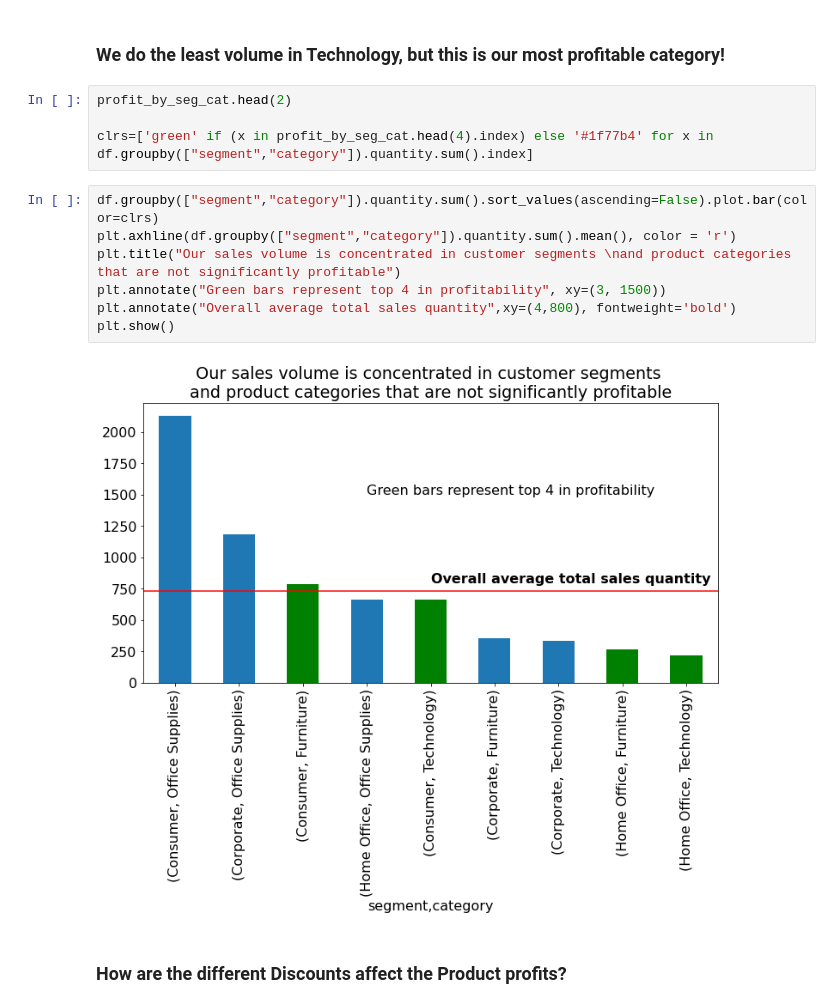
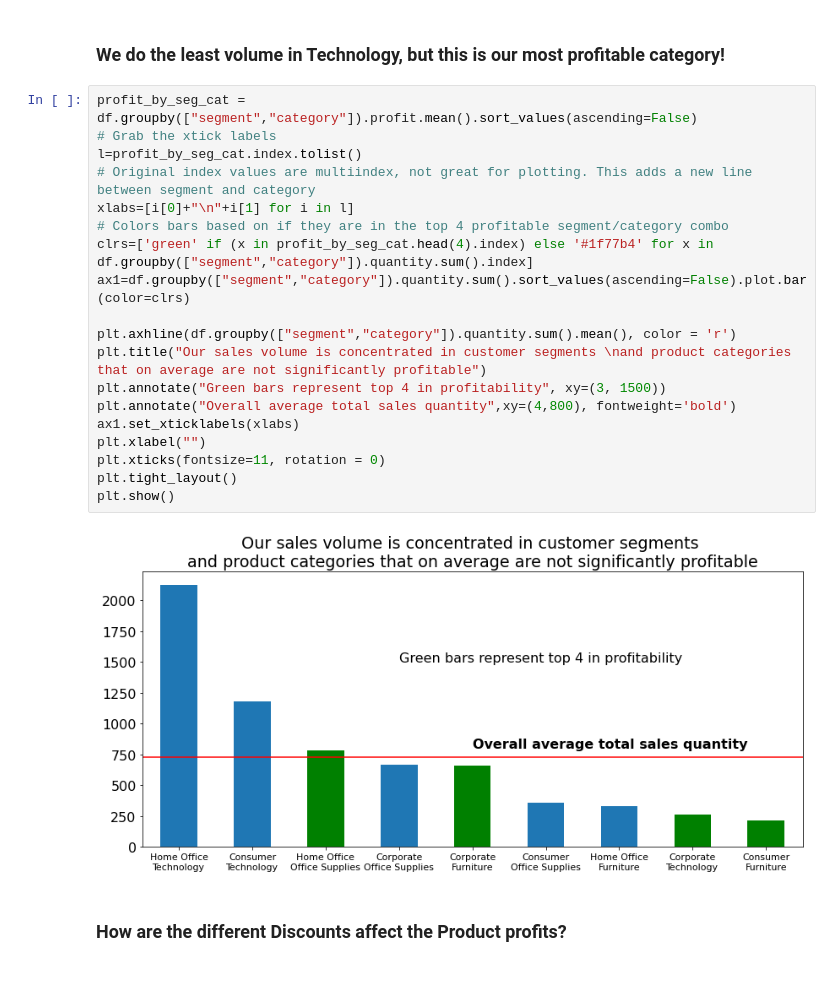
Before and after one commit to superstore-stephen-jesse/superstor-time-series-project, a Jupyter notebook: final_report.ipynb, the cells around one changed output. Saved outputs shown, nothing was run; the diff lists cells and outputs as text; blank space fills up the shorter version.

```diff
--- a/final_report.ipynb
+++ b/final_report.ipynb
@@ -167,19 +177,27 @@ plt.show()
 [figure]
 # %% [markdown]
 ### We do the least volume in Technology, but this is our most profitable category!
-# %%
-profit_by_seg_cat.head(2)
-
-clrs=['green' if (x in profit_by_seg_cat.head(4).index) else '#1f77b4' for x in df.groupby(["segment","category"]).quantity.sum().index]
 # %%
-df.groupby(["segment","category"]).quantity.sum().sort_values(ascending=False).plot.bar(color=clrs)
+profit_by_seg_cat = df.groupby(["segment","category"]).profit.mean().sort_values(ascending=False)
+# Grab the xtick labels
+l=profit_by_seg_cat.index.tolist()
+# Original index values are multiindex, not great for plotting. This adds a new line between segment and category
+xlabs=[i[0]+"\n"+i[1] for i in l]
+# Colors bars based on if they are in the top 4 profitable segment/category combo
+clrs=['green' if (x in profit_by_seg_cat.head(4).index) else '#1f77b4' for x in df.groupby(["segment","category"]).quantity.sum().index]
+ax1=df.groupby(["segment","category"]).quantity.sum().sort_values(ascending=False).plot.bar(color=clrs)
+
 plt.axhline(df.groupby(["segment","category"]).quantity.sum().mean(), color = 'r')
-plt.title("Our sales volume is concentrated in customer segments \nand product categories that are not significantly profitable")
+plt.title("Our sales volume is concentrated in customer segments \nand product categories that on average are not significantly profitable")
 plt.annotate("Green bars represent top 4 in profitability", xy=(3, 1500))
 plt.annotate("Overall average total sales quantity",xy=(4,800), fontweight='bold')
+ax1.set_xticklabels(xlabs)
+plt.xlabel("")
+plt.xticks(fontsize=11, rotation = 0)
+plt.tight_layout()
 plt.show()
 # %% [output]
-[figure, old version]
+[figure, new version]
 # %% [markdown]
 ### How are the different Discounts affect the Product profits?
 # %%
```
Also changed, not shown: parts of 6 cells of this notebook.
